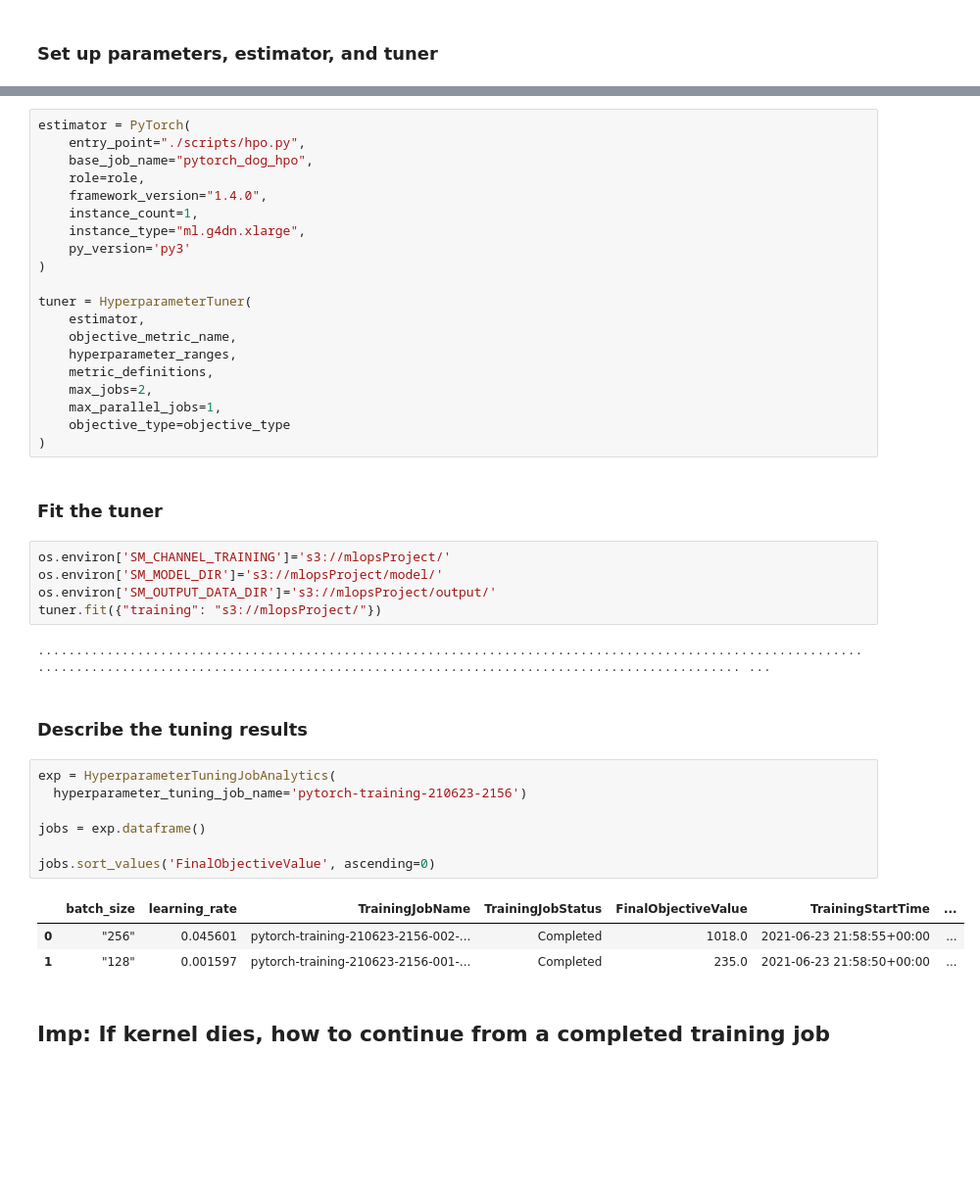
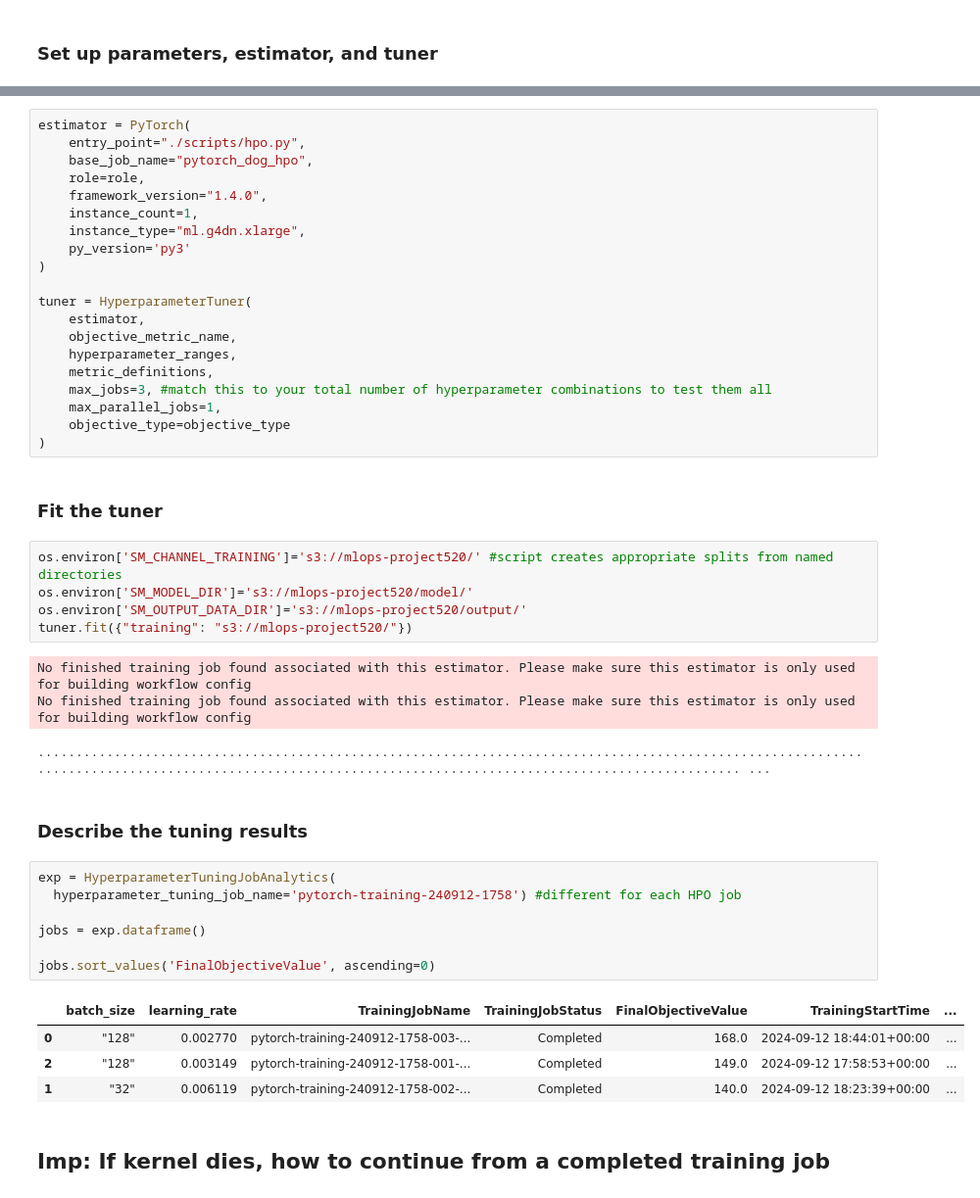
Before and after one commit to DannyLCG/MLOps-in-Sagemaker, a Jupyter notebook: train_and_deploy-solution.ipynb, the cells around one changed output, grey strips where cells are left out. Shown at 98% size. Cells and saved outputs as stored; diff of their text form; blank space fills up the shorter version.

```diff
--- a/train_and_deploy-solution.ipynb
+++ b/train_and_deploy-solution.ipynb
@@ -55,32 +76,35 @@ tuner = HyperparameterTuner(
     objective_metric_name,
     hyperparameter_ranges,
     metric_definitions,
-    max_jobs=2,
+    max_jobs=3, #match this to your total number of hyperparameter combinations to test them all
     max_parallel_jobs=1,
     objective_type=objective_type
 )
 # %% [markdown]
 <h3>Fit the tuner</h3>
 # %%
-os.environ['SM_CHANNEL_TRAINING']='s3://mlopsProject/'
-os.environ['SM_MODEL_DIR']='s3://mlopsProject/model/'
-os.environ['SM_OUTPUT_DATA_DIR']='s3://mlopsProject/output/'
-tuner.fit({"training": "s3://mlopsProject/"})
+os.environ['SM_CHANNEL_TRAINING']='s3://mlops-project520/' #script creates appropriate splits from named directories
+os.environ['SM_MODEL_DIR']='s3://mlops-project520/model/'
+os.environ['SM_OUTPUT_DATA_DIR']='s3://mlops-project520/output/'
+tuner.fit({"training": "s3://mlops-project520/"})
 # %% [output]
-........................................................................................................................................................................................................ ...
+No finished training job found associated with this estimator. Please make sure this estimator is only used for building workflow config
+No finished training job found associated with this estimator. Please make sure this estimator is only used for building workflow config
+........................................................................................................................................................................................................ ...
 # %% [markdown]
 <h3>Describe the tuning results</h3>
 # %%
 exp = HyperparameterTuningJobAnalytics(
-  hyperparameter_tuning_job_name='pytorch-training-210623-2156')
+  hyperparameter_tuning_job_name='pytorch-training-240912-1758') #different for each HPO job
 
 jobs = exp.dataframe()
 
 jobs.sort_values('FinalObjectiveValue', ascending=0)
 # %% [output]
 |  | batch_size | learning_rate | TrainingJobName | TrainingJobStatus | FinalObjectiveValue | TrainingStartTime | ... |
-| 0 | "256" | 0.045601 | pytorch-training-210623-2156-002-... | Completed | 1018.0 | 2021-06-23 21:58:55+00:00 | ... |
-| 1 | "128" | 0.001597 | pytorch-training-210623-2156-001-... | Completed | 235.0 | 2021-06-23 21:58:50+00:00 | ... |
+| 0 | "128" | 0.002770 | pytorch-training-240912-1758-003-... | Completed | 168.0 | 2024-09-12 18:44:01+00:00 | ... |
+| 2 | "128" | 0.003149 | pytorch-training-240912-1758-001-... | Completed | 149.0 | 2024-09-12 17:58:53+00:00 | ... |
+| 1 | "32" | 0.006119 | pytorch-training-240912-1758-002-... | Completed | 140.0 | 2024-09-12 18:23:39+00:00 | ... |
 # %% [markdown]
 ## Imp: If kernel dies, how to continue from a completed training job
 # %%
```
Also changed, not shown: parts of 18 cells of this notebook.
